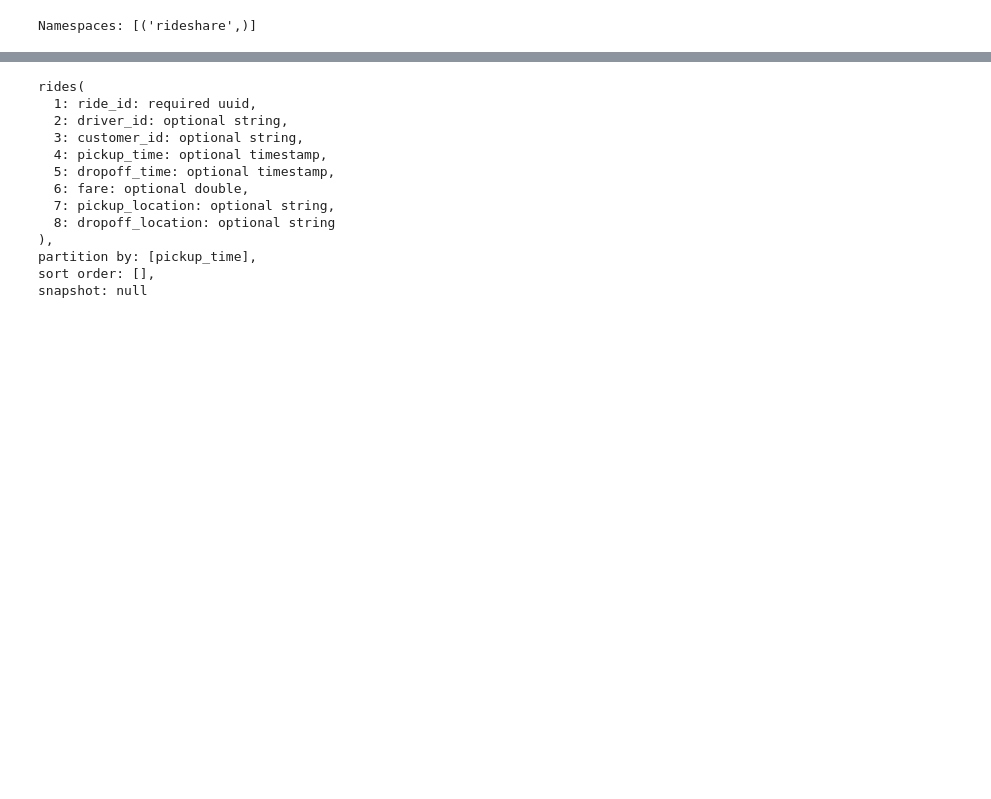
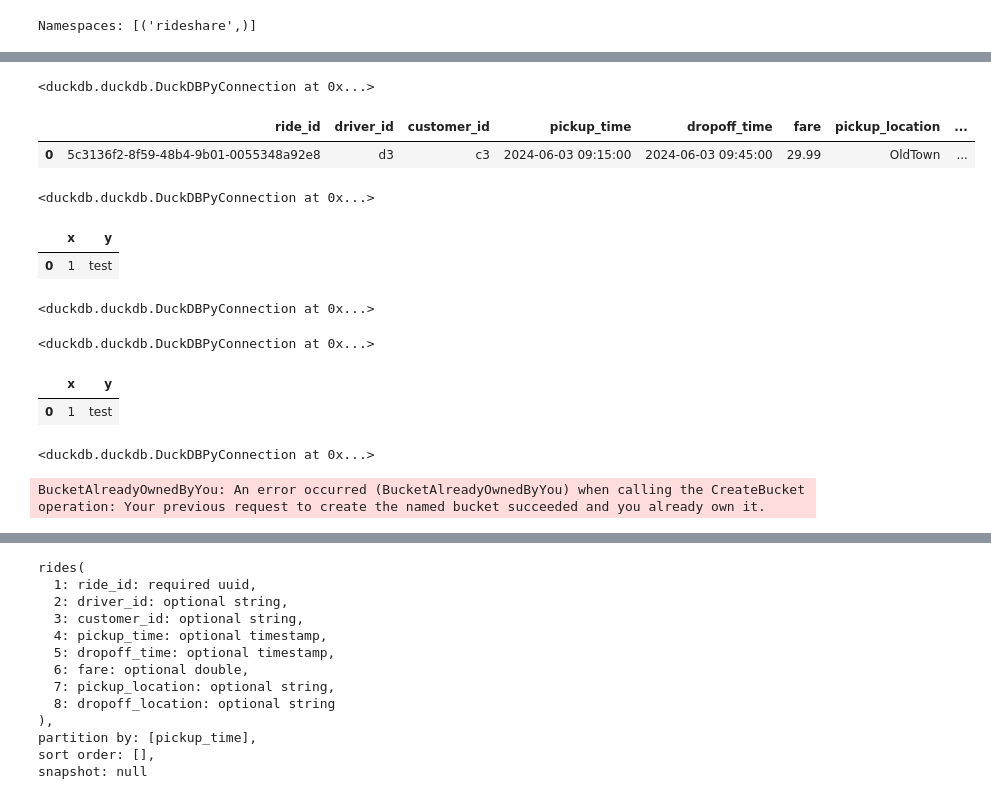
Before and after one commit to ijaniszewski/iceberg-local-setup, a Jupyter notebook: notebooks/intro-to-iceberg.ipynb, the cells around one changed output, grey strips where cells are left out. Drawn from its saved outputs; the diff is of its cells as text; code cells hidden in the pictures; blank space fills up the shorter version.

```diff
--- a/notebooks/intro-to-iceberg.ipynb
+++ b/notebooks/intro-to-iceberg.ipynb
@@ -127,0 +343,12 @@ from pyiceberg.types import UUIDType, StringType, TimestampType, DoubleType, Nes
+# %%
+con.execute("""
+    CREATE TABLE 's3://warehouse/rideshare/rides' AS
+    SELECT * FROM rides_df2
+""")
+# %% [output]
+<duckdb.duckdb.DuckDBPyConnection at 0x...>
+# %%
+con.execute("SELECT * FROM 's3://warehouse/rideshare/rides'").fetchdf()
+# %% [output]
+|  | ride_id | driver_id | customer_id | pickup_time | dropoff_time | fare | pickup_location | ... |
+| 0 | 5c3136f2-8f59-48b4-9b01-0055348a92e8 | d3 | c3 | 2024-06-03 09:15:00 | 2024-06-03 09:45:00 | 29.99 | OldTown | ... |
@@ -127,0 +359,58 @@ from pyiceberg.types import UUIDType, StringType, TimestampType, DoubleType, Nes
+# %%
+con.execute('DROP TABLE IF EXISTS "s3://warehouse/rideshare/rides"')
+# %% [output]
+<duckdb.duckdb.DuckDBPyConnection at 0x...>
+# %%
+df
+# %% [output]
+|  | x | y |
+| 0 | 1 | test |
+# %%
+import duckdb
+
+con = duckdb.connect()
+
+
+con.execute("SET s3_region TO 'us-east-1'")
+con.execute("SET s3_access_key_id TO 'admin'")
+con.execute("SET s3_secret_access_key TO 'password'")
+con.execute("SET s3_endpoint TO 'minio:9000'")
+con.execute("SET s3_url_style TO 'path'")
+con.execute("SET s3_use_ssl TO false")  # ✅ THIS is the key!
+
+con.register("rides_df", df)
+
+# ✅ Use the raw S3 path to the Iceberg table
+con.execute("""
+    CREATE TABLE 's3://warehouse/rideshare/rides' AS
+    SELECT * FROM rides_df
+""")
+# %% [output]
+<duckdb.duckdb.DuckDBPyConnection at 0x...>
+# %%
+df = pd.DataFrame([{"x": 1, "y": "test"}])
+con.register("mydf", df)
+
+con.execute("""
+    COPY mydf TO 's3://warehouse/test-parquet/test.parquet' (FORMAT 'parquet');
+""")
+# %% [output]
+<duckdb.duckdb.DuckDBPyConnection at 0x...>
+# %%
+con.execute("SELECT * FROM 's3://warehouse/rideshare/rides'").fetchdf()
+# %% [output]
+|  | x | y |
+| 0 | 1 | test |
+# %%
+df = pd.DataFrame([{"x": 1, "y": "test"}])
+con.register("mydf", df)
+
+con.execute("""
+    COPY mydf TO 's3://warehouse/test-parquet/test.parquet' (FORMAT 'parquet');
+""")
+# %% [output]
+<duckdb.duckdb.DuckDBPyConnection at 0x...>
+# %%
+s3.create_bucket(Bucket="warehouse")
+# %% [output]
+BucketAlreadyOwnedByYou: An error occurred (BucketAlreadyOwnedByYou) when calling the CreateBucket operation: Your previous request to create the named bucket succeeded and you already own it.
```
Also changed, not shown: parts of 28 cells of this notebook, 2 other files.
